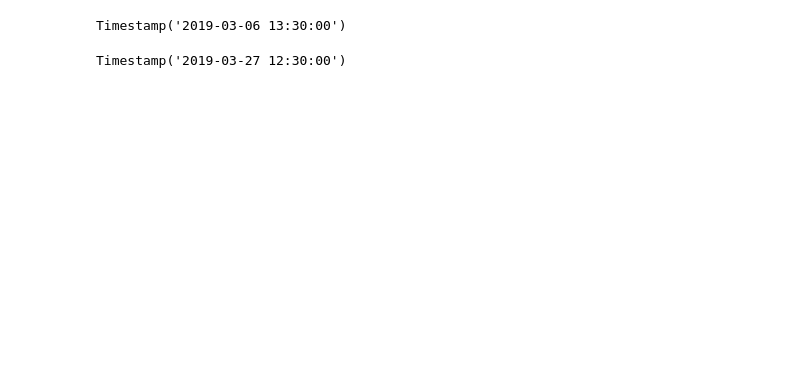
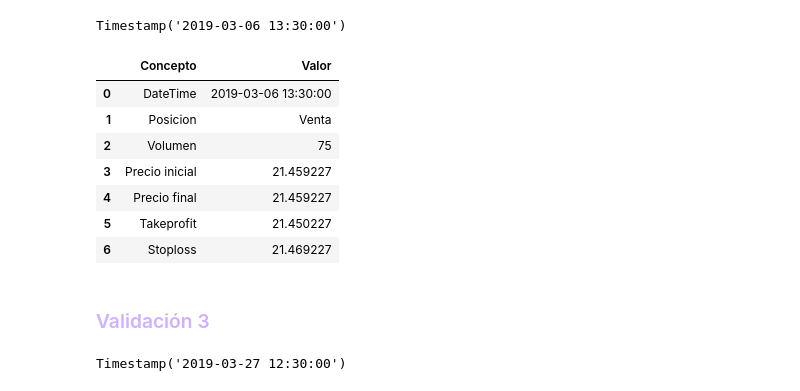
Before and after one commit to jesusalvarezc/FInal_Project, a Jupyter notebook: notebook.ipynb, the cells around one changed output. Drawn from its saved outputs; the diff is of its cells as text; code cells hidden in the pictures; blank space fills up the shorter version.

```diff
--- a/notebook.ipynb
+++ b/notebook.ipynb
@@ -155,6 +179,28 @@ Timestamp('2018-06-06 12:30:00')
 ind.DateTime[12]
 # %% [output]
 Timestamp('2019-03-06 13:30:00')
+# %%
+timestamp = '2019-03-06 13:30:00'
+tipo = 'Venta'
+volumen = 100
+precio_ini = 21.459227
+precio_fin = 21.459227
+takeprofit = .009
+stoploss = .01
+# %%
+op2 = fn.validacion_operacion(timestamp, tipo, volumen, precio_ini, precio_fin, takeprofit, stoploss)
+op2
+# %% [output]
+|  | Concepto | Valor |
+| 0 | DateTime | 2019-03-06 13:30:00 |
+| 1 | Posicion | Venta |
+| 2 | Volumen | 75 |
+| 3 | Precio inicial | 21.459227 |
+| 4 | Precio final | 21.459227 |
+| 5 | Takeprofit | 21.450227 |
+| 6 | Stoploss | 21.469227 |
+# %% [markdown]
+### <font color= #cfb1ff> Validación 3 </font>
 # %%
 ind.DateTime[11]
 # %% [output]
```
Also changed, not shown: parts of 18 cells of this notebook, 2 other files.
